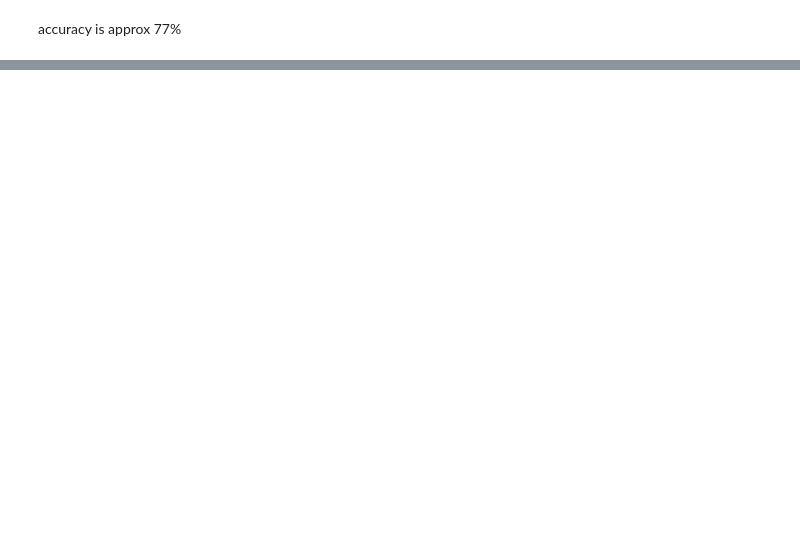
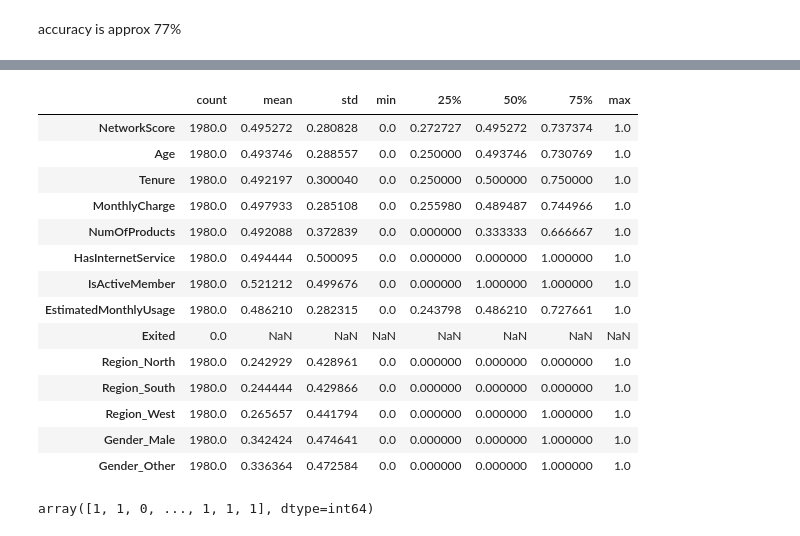
Before and after one commit to bitz-chauhan/telecom-churn-model-prediction, a Jupyter notebook: telecom-churn-case-study.ipynb, the cells around one changed output, grey strips where cells are left out. Drawn from its saved outputs; the diff is of its cells as text; code cells hidden in the pictures; blank space fills up the shorter version.

```diff
--- a/telecom-churn-case-study.ipynb
+++ b/telecom-churn-case-study.ipynb
@@ -359,0 +403,5 @@ accuracy is approx 77%
+# %%
+#performing all feature cleanup which was performed during model building
+telecom_test = pd.read_csv("test_data.csv")
+tel_df =telecom_test.drop(['CustomerID','Surname'],axis=1)
+tel_df.isnull().sum()
@@ -359,0 +423,6 @@ accuracy is approx 77%
+# %%
+tel_df['NetworkScore'].fillna(tel_df['NetworkScore'].mean(), inplace=True)
+tel_df['Age'].fillna(tel_df['Age'].mean(), inplace=True)
+tel_df['EstimatedMonthlyUsage'].fillna(tel_df['EstimatedMonthlyUsage'].mean(), inplace=True)
+tel_df['IsActiveMember'].fillna(1, inplace=True)
+tel_df.head()
@@ -359,0 +451,3 @@ accuracy is approx 77%
+# %%
+tel_df['IsActiveMember'] = tel_df['IsActiveMember'].astype(int)
+tel_df.head()
@@ -359,0 +461,4 @@ accuracy is approx 77%
+# %%
+tel_df = pd.concat([tel_df,pd.get_dummies(tel_df[['Region', 'Gender']], drop_first=True).astype(int)], axis=1)
+tel_df.drop(['Region', 'Gender'],axis=1, inplace=True)
+tel_df.head()
@@ -359,0 +472,21 @@ accuracy is approx 77%
+# %%
+scaler = MinMaxScaler()
+num_vars = ['NetworkScore', 'Age',"Tenure",'MonthlyCharge','NumOfProducts','EstimatedMonthlyUsage']
+tel_df[num_vars]=scaler.fit_transform(tel_df[num_vars])
+tel_df.describe().T
+# %% [output]
+|  | count | mean | std | min | 25% | 50% | 75% | max |
+| NetworkScore | 1980.0 | 0.495272 | 0.280828 | 0.0 | 0.272727 | 0.495272 | 0.737374 | 1.0 |
+| Age | 1980.0 | 0.493746 | 0.288557 | 0.0 | 0.250000 | 0.493746 | 0.730769 | 1.0 |
+| Tenure | 1980.0 | 0.492197 | 0.300040 | 0.0 | 0.250000 | 0.500000 | 0.750000 | 1.0 |
+| MonthlyCharge | 1980.0 | 0.497933 | 0.285108 | 0.0 | 0.255980 | 0.489487 | 0.744966 | 1.0 |
+| NumOfProducts | 1980.0 | 0.492088 | 0.372839 | 0.0 | 0.000000 | 0.333333 | 0.666667 | 1.0 |
+| HasInternetService | 1980.0 | 0.494444 | 0.500095 | 0.0 | 0.000000 | 0.000000 | 1.000000 | 1.0 |
+| IsActiveMember | 1980.0 | 0.521212 | 0.499676 | 0.0 | 0.000000 | 1.000000 | 1.000000 | 1.0 |
+| EstimatedMonthlyUsage | 1980.0 | 0.486210 | 0.282315 | 0.0 | 0.243798 | 0.486210 | 0.727661 | 1.0 |
+| Exited | 0.0 | NaN | NaN | NaN | NaN | NaN | NaN | NaN |
+| Region_North | 1980.0 | 0.242929 | 0.428961 | 0.0 | 0.000000 | 0.000000 | 0.000000 | 1.0 |
+| Region_South | 1980.0 | 0.244444 | 0.429866 | 0.0 | 0.000000 | 0.000000 | 0.000000 | 1.0 |
+| Region_West | 1980.0 | 0.265657 | 0.441794 | 0.0 | 0.000000 | 0.000000 | 1.000000 | 1.0 |
+| Gender_Male | 1980.0 | 0.342424 | 0.474641 | 0.0 | 0.000000 | 0.000000 | 1.000000 | 1.0 |
+| Gender_Other | 1980.0 | 0.336364 | 0.472584 | 0.0 | 0.000000 | 0.000000 | 1.000000 | 1.0 |
@@ -359,0 +496,5 @@ accuracy is approx 77%
+# %%
+y_pred = dt_best.predict(X_test)
+y_pred
+# %% [output]
+array([1, 1, 0, ..., 1, 1, 1], dtype=int64)
```
Also changed, not shown: parts of 54 cells of this notebook.
